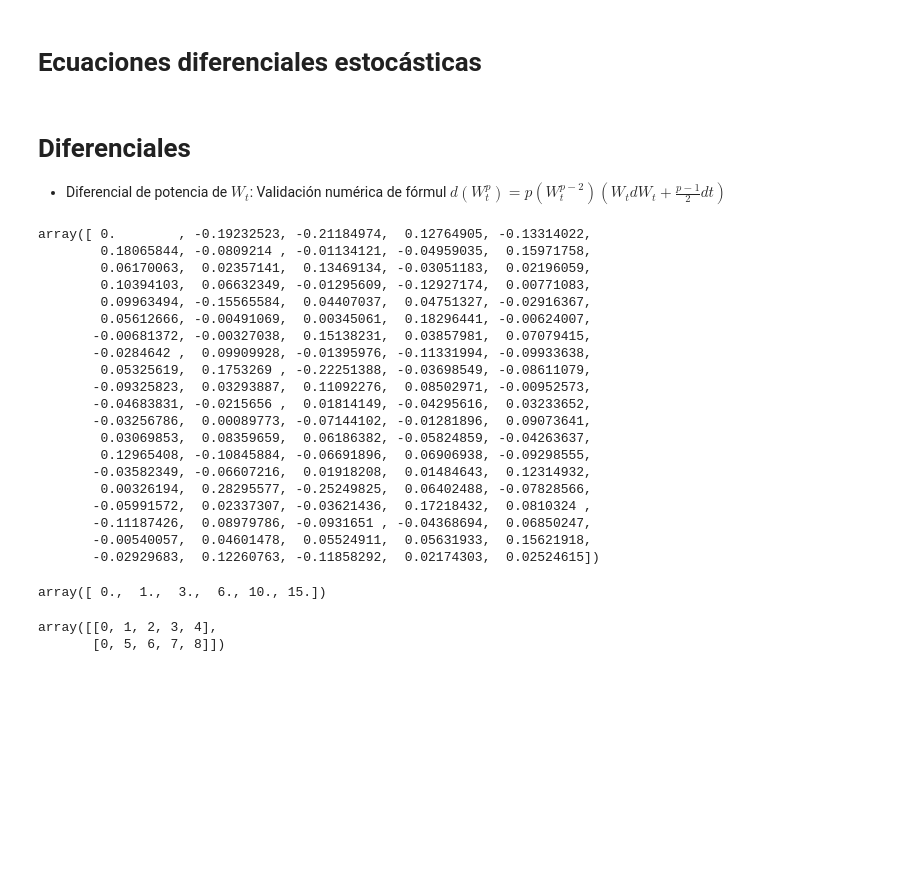
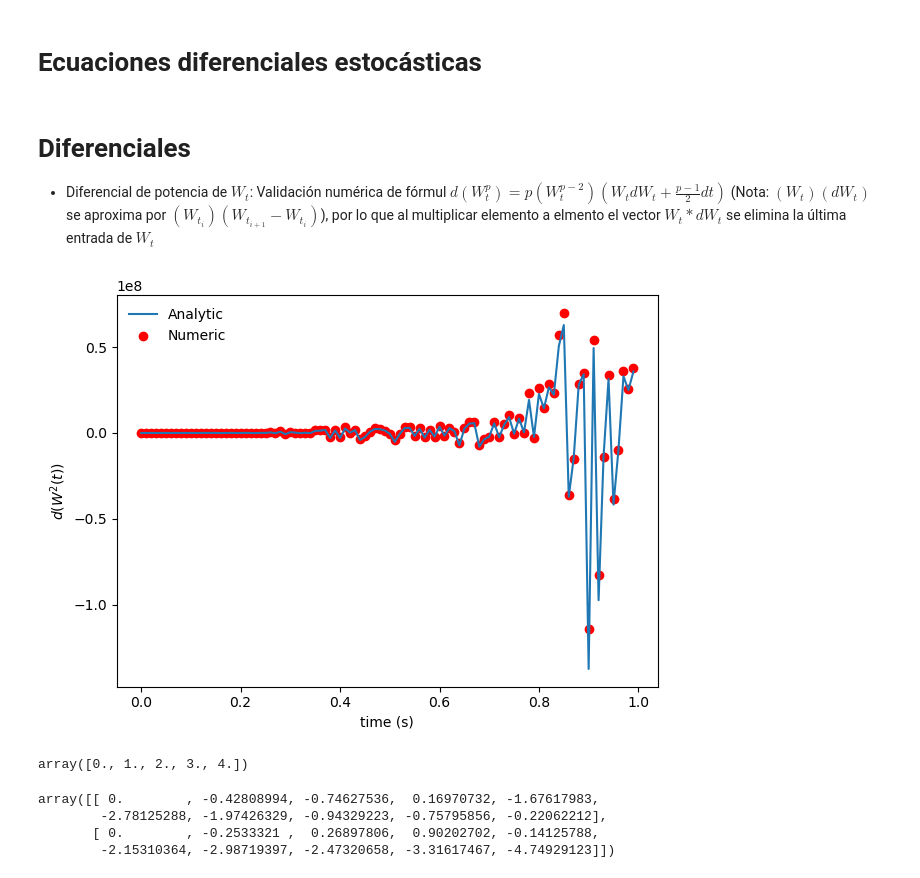
Before and after one commit to msanchezr99/Talleres_estocasticos1, a Jupyter notebook: Procesos_estoc_continuos/EDE.ipynb, the cells around one changed output. Cells and saved outputs as stored; diff of their text form; code cells hidden in the pictures; blank space fills up the shorter version.

```diff
--- a/Procesos_estoc_continuos/EDE.ipynb
+++ b/Procesos_estoc_continuos/EDE.ipynb
@@ -4,58 +4,50 @@
 # Diferenciales
 
 - Diferencial de potencia de $W_t$: Validación numérica de fórmul $d(W_t^p)=p(W_t^{p-2})(W_t dW_t+\frac{p-1}{2}dt)$
+(Nota: $(W_t)(dW_t)$ se aproxima por $(W_{t_{i}})(W_{t_{i+1}}-W_{t_i})$), por lo que al multiplicar elemento a elmento el vector $W_t*dW_t$ se elimina la última entrada de $W_t$
 # %%
 #Diferenciales
 import numpy as np
 import matplotlib.pyplot as plt
 import brownian_motion as bm
 
 T=1
 n=101
-p=5
+p=6
 t=np.linspace(0,T,n)
 dt=T/(n-1)
 
-dW=bm.get_dB(n-1,dt=dt)
-W_0=0
-W=np.cumsum(dW)
+dW=bm.get_dB(n-1,dt=1)
+W=np.insert(np.cumsum(dW),0,0)
 F_t=W**p #Elemento a elemento. Vector del proceso
-dF=np.diff
-dW
+W=W[:-1]
+dF=p*(W**(p-2))*(W*dW+((n-1)/2)*dt)#Teórico
+
+delta_F=np.diff(F_t)
+
+# Plots
+plt.figure(1)
+plt.plot(t[:-1],np.transpose(dF),label="Analytic")
+plt.scatter(t[:-1],np.transpose(delta_F),label="Numeric",color='red')
+plt.xlabel('time (s)')
+plt.ylabel(r'$d(W^2(t))$')
+plt.legend(frameon=False)
+plt.tight_layout()
 # %% [output]
-array([ 0.        , -0.19232523, -0.21184974,  0.12764905, -0.13314022,
-        0.18065844, -0.0809214 , -0.01134121, -0.04959035,  0.15971758,
-        0.06170063,  0.02357141,  0.13469134, -0.03051183,  0.02196059,
-        0.10394103,  0.06632349, -0.01295609, -0.12927174,  0.00771083,
-        0.09963494, -0.15565584,  0.04407037,  0.04751327, -0.02916367,
-        0.05612666, -0.00491069,  0.00345061,  0.18296441, -0.00624007,
-       -0.00681372, -0.00327038,  0.15138231,  0.03857981,  0.07079415,
-       -0.0284642 ,  0.09909928, -0.01395976, -0.11331994, -0.09933638,
-        0.05325619,  0.1753269 , -0.22251388, -0.03698549, -0.08611079,
-       -0.09325823,  0.03293887,  0.11092276,  0.08502971, -0.00952573,
-       -0.04683831, -0.0215656 ,  0.01814149, -0.04295616,  0.03233652,
-       -0.03256786,  0.00089773, -0.07144102, -0.01281896,  0.09073641,
-        0.03069853,  0.08359659,  0.06186382, -0.05824859, -0.04263637,
-        0.12965408, -0.10845884, -0.06691896,  0.06906938, -0.09298555,
-       -0.03582349, -0.06607216,  0.01918208,  0.01484643,  0.12314932,
-        0.00326194,  0.28295577, -0.25249825,  0.06402488, -0.07828566,
-       -0.05991572,  0.02337307, -0.03621436,  0.17218432,  0.0810324 ,
-       -0.11187426,  0.08979786, -0.0931651 , -0.04368694,  0.06850247,
-       -0.00540057,  0.04601478,  0.05524911,  0.05631933,  0.15621918,
-       -0.02929683,  0.12260763, -0.11858292,  0.02174303,  0.02524615])
+[figure, added]
 # %%
 X_t=np.linspace(0,5,6)
 #F_t=X_t**2
-np.cumsum(X_t)
+dX=np.diff(X_t)
+X_t[:-1]*dX
 # %% [output]
-array([ 0.,  1.,  3.,  6., 10., 15.])
+array([0., 1., 2., 3., 4.])
-# %%
-import numpy as np
-
-bm.get_B_matrix(10,2)
-a=np.array([[1,2,3,4],[5,6,7,8]])
-a=np.insert(a,0,0,axis=1)
-a
-# %% [output]
-array([[0, 1, 2, 3, 4],
-       [0, 5, 6, 7, 8]])
+# %%
+import numpy as np
+
+bm.get_B_matrix(10,2)
+# %% [output]
+array([[ 0.        , -0.42808994, -0.74627536,  0.16970732, -1.67617983,
+        -2.78125288, -1.97426329, -0.94329223, -0.75795856, -0.22062212],
+       [ 0.        , -0.2533321 ,  0.26897806,  0.90202702, -0.14125788,
+        -2.15310364, -2.98719397, -2.47320658, -3.31617467, -4.74929123]])
```
Also changed, not shown: 12 other files.
